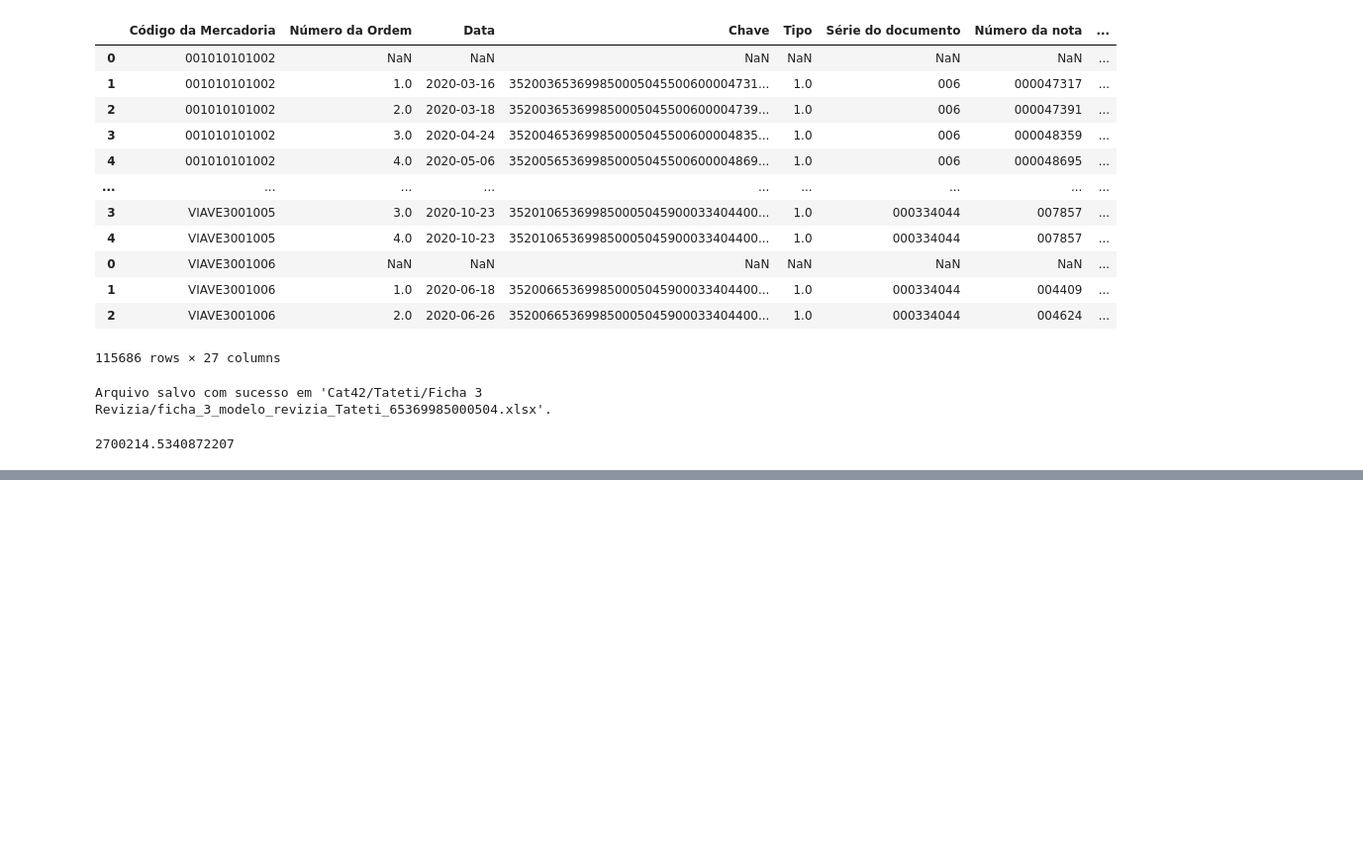
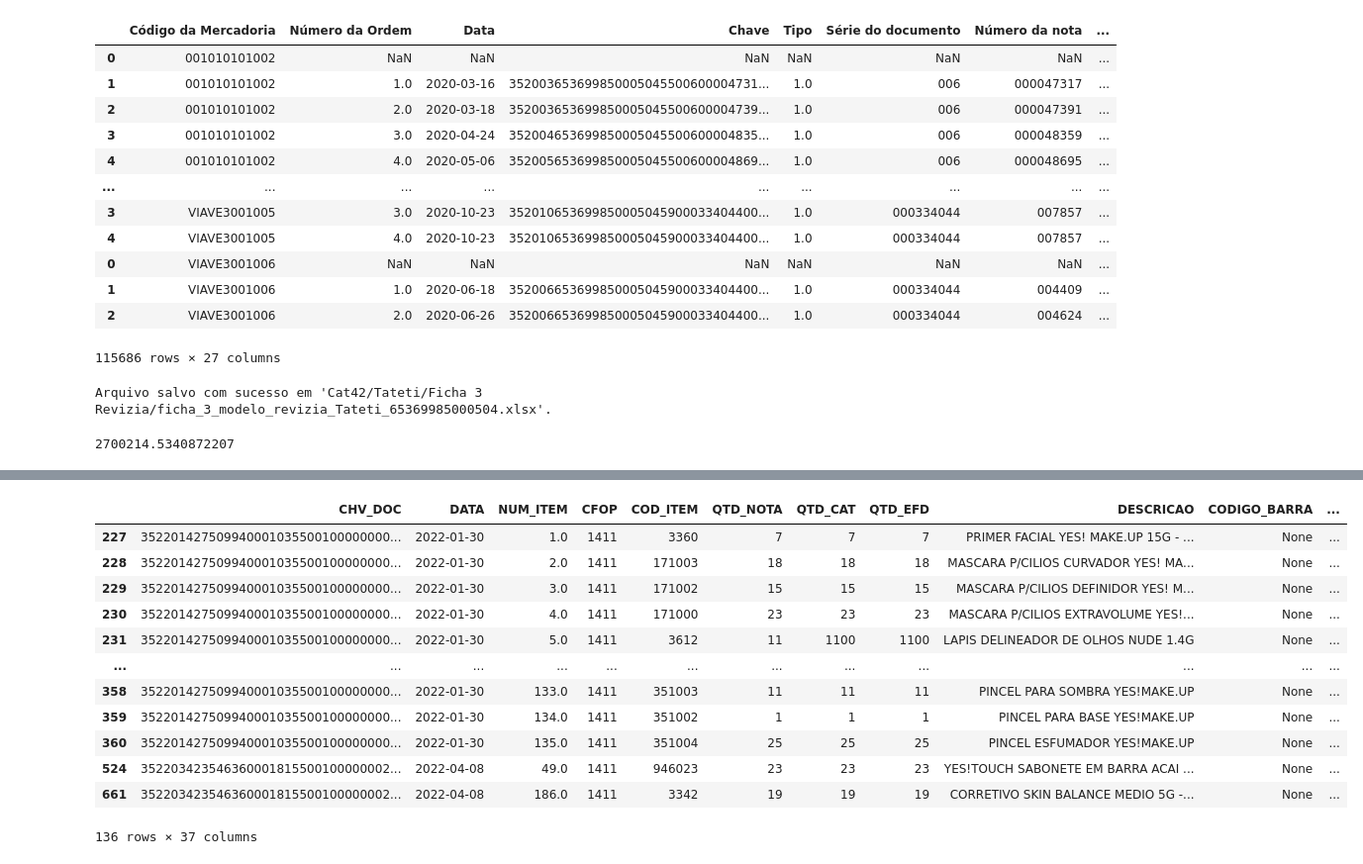
Before and after one commit to viniciuscatelani/Ressarcimento-CAT, a Jupyter notebook: src/etapas/testes_nb.ipynb, the cells around one changed output, grey strips where cells are left out. Shown at 99% size. Drawn from its saved outputs; the diff is of its cells as text; code cells hidden in the pictures; blank space fills up the shorter version.

```diff
--- a/src/etapas/testes_nb.ipynb
+++ b/src/etapas/testes_nb.ipynb
@@ -294 +758,43 @@ print(f"Arquivo atualizado salvo em: {caminho_saida}")
+# %%
+conditions = [
+    tabela_2['CFOP'] == 5927,
+    tabela_2['CFOP'].isin([6102, 6404, 6108, 6117, 6152, 6409]),
+    tabela_2['CFOP'] == 5409,
+    (tabela_2['IND_OPER'] == 0) & (tabela_2['SUB_TIPO'] == 1),
+    (tabela_2['IND_OPER'] == 1) & (tabela_2['SUB_TIPO'] == -1),
+    tabela_2['ALIQUOTA'].isnull()
+]
+
+conditions = [
+    (tabela_2['IND_OPER'] == 0) & (tabela_2['SUB_TIPO'] == 1),
+    (tabela_2['IND_OPER'] == 1) & (tabela_2['SUB_TIPO'] == -1),
+    tabela_2['ALIQUOTA'].isnull(),
+    tabela_2['CFOP'] == 5927,
+    tabela_2['CFOP'].isin([6102, 6404, 6108, 6117, 6152, 6409]),
+    tabela_2['CFOP'] == 5409
+]
+
+choices = [np.nan, np.nan, 0, 2, 4, 0]
+
+# If none of the conditions are met, the default choice is 1
+default_choice = 1
+
+# Use numpy.select to set values for 'COD_LEGAL'
+tabela_2['COD_LEGAL'] = np.select(conditions, choices, default=default_choice)
+# %%
+tabela_2[tabela_2['CFOP'].astype(float).isin([1411])]
+# %% [output]
+|  | CHV_DOC | DATA | NUM_ITEM | CFOP | COD_ITEM | QTD_NOTA | QTD_CAT | QTD_EFD | DESCRICAO | CODIGO_BARRA | ... |
+| 227 | 352201427509940001035500100000000... | 2022-01-30 | 1.0 | 1411 | 3360 | 7 | 7 | 7 | PRIMER FACIAL YES! MAKE.UP 15G - ... | None | ... |
+| 228 | 352201427509940001035500100000000... | 2022-01-30 | 2.0 | 1411 | 171003 | 18 | 18 | 18 | MASCARA P/CILIOS CURVADOR YES! MA... | None | ... |
+| 229 | 352201427509940001035500100000000... | 2022-01-30 | 3.0 | 1411 | 171002 | 15 | 15 | 15 | MASCARA P/CILIOS DEFINIDOR YES! M... | None | ... |
+| 230 | 352201427509940001035500100000000... | 2022-01-30 | 4.0 | 1411 | 171000 | 23 | 23 | 23 | MASCARA P/CILIOS EXTRAVOLUME YES!... | None | ... |
+| 231 | 352201427509940001035500100000000... | 2022-01-30 | 5.0 | 1411 | 3612 | 11 | 1100 | 1100 | LAPIS DELINEADOR DE OLHOS NUDE 1.4G | None | ... |
+| ... | ... | ... | ... | ... | ... | ... | ... | ... | ... | ... | ... |
+| 358 | 352201427509940001035500100000000... | 2022-01-30 | 133.0 | 1411 | 351003 | 11 | 11 | 11 | PINCEL PARA SOMBRA YES!MAKE.UP | None | ... |
+| 359 | 352201427509940001035500100000000... | 2022-01-30 | 134.0 | 1411 | 351002 | 1 | 1 | 1 | PINCEL PARA BASE YES!MAKE.UP | None | ... |
+| 360 | 352201427509940001035500100000000... | 2022-01-30 | 135.0 | 1411 | 351004 | 25 | 25 | 25 | PINCEL ESFUMADOR YES!MAKE.UP | None | ... |
+| 524 | 352203423546360001815500100000002... | 2022-04-08 | 49.0 | 1411 | 946023 | 23 | 23 | 23 | YES!TOUCH SABONETE EM BARRA ACAI ... | None | ... |
+| 661 | 352203423546360001815500100000002... | 2022-04-08 | 186.0 | 1411 | 3342 | 19 | 19 | 19 | CORRETIVO SKIN BALANCE MEDIO 5G -... | None | ... |
+136 rows × 37 columns
 # %%
```
Also changed, not shown: parts of 26 cells of this notebook, 3 other files.
